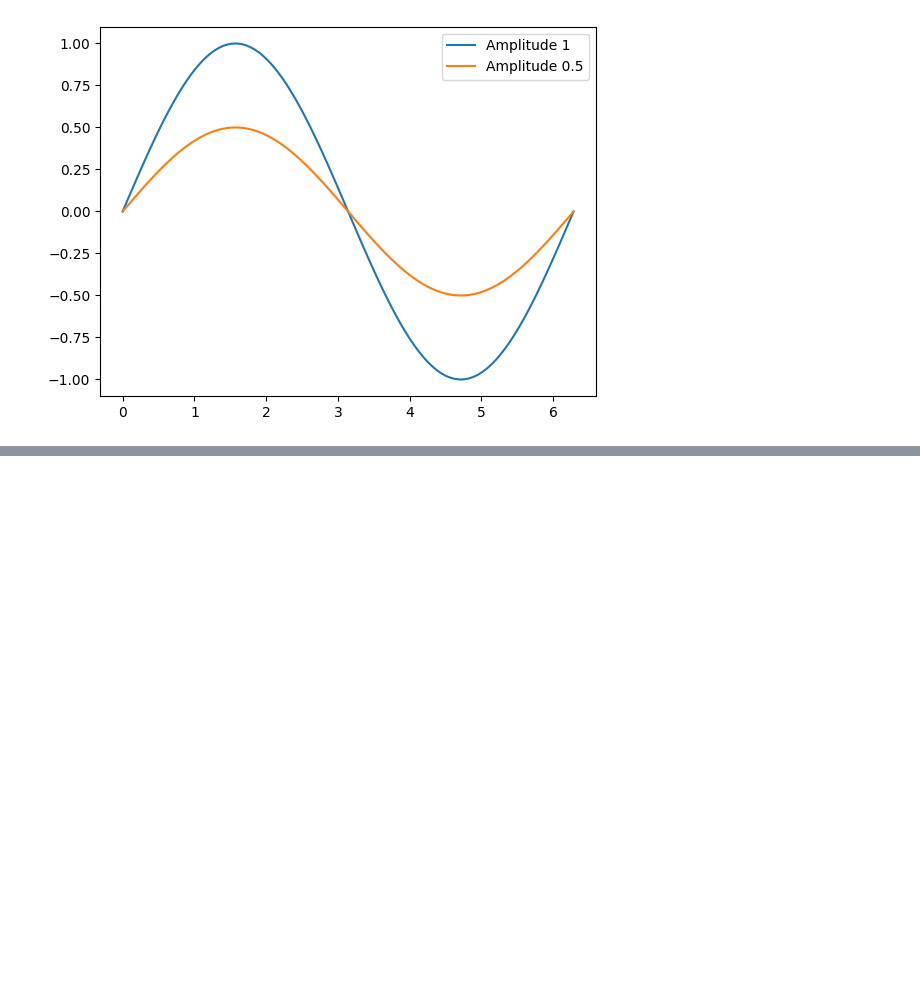
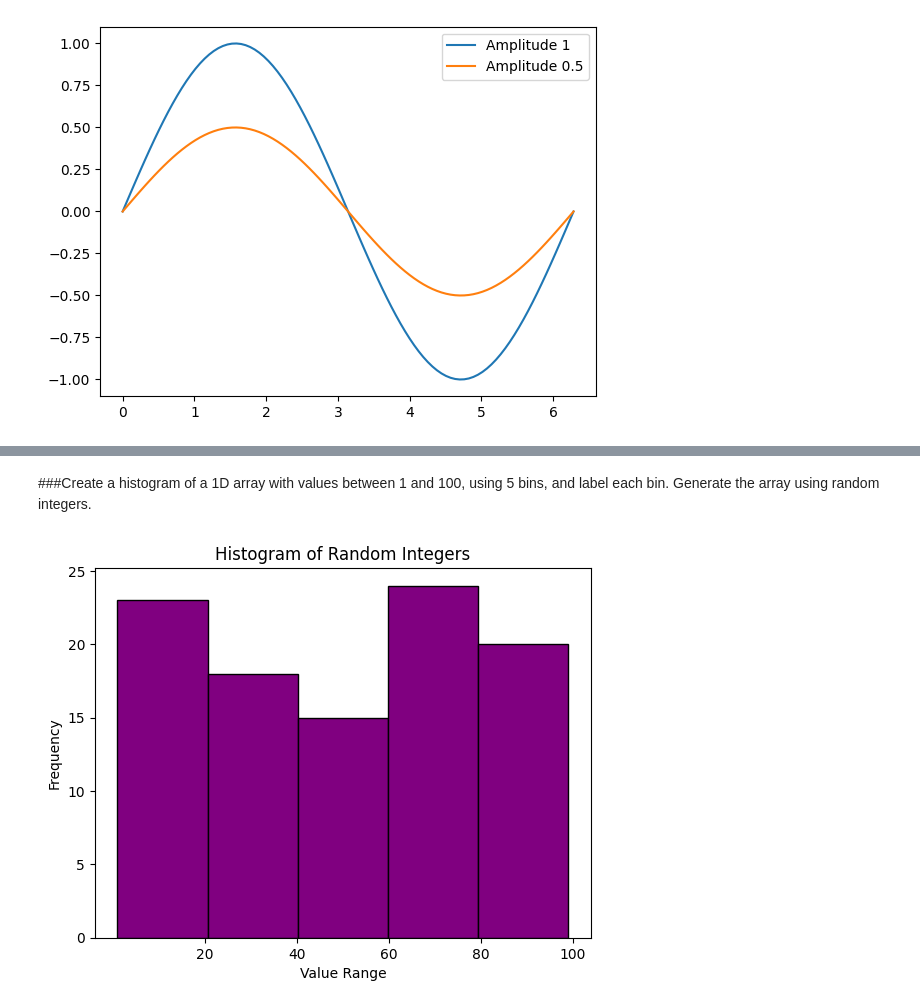
Before and after one commit to KPorus/machine-learning-and-python, a Jupyter notebook: practice_problem.ipynb, the cells around one changed output, grey strips where cells are left out. Drawn from its saved outputs; the diff is of its cells as text; code cells hidden in the pictures; blank space fills up the shorter version.

```diff
--- a/practice_problem.ipynb
+++ b/practice_problem.ipynb
@@ -270,0 +393,18 @@ plt.show()
+# %% [markdown]
+###Create a histogram of a 1D array with values between 1 and 100, using 5 bins, and label each bin. Generate the array using random integers.
+# %%
+import matplotlib.pyplot as plt
+import numpy as np
+
+# Generate data
+data = np.random.randint(1, 101, size=100)
+
+# Plot histogram
+plt.hist(data, bins=5, color='purple', edgecolor='black')
+plt.title("Histogram of Random Integers")
+plt.xlabel("Value Range")
+plt.ylabel("Frequency")
+plt.xticks([20, 40, 60, 80, 100])
+plt.show()
+# %% [output]
+[figure, added]
```
Also changed, not shown: parts of 15 cells of this notebook.
